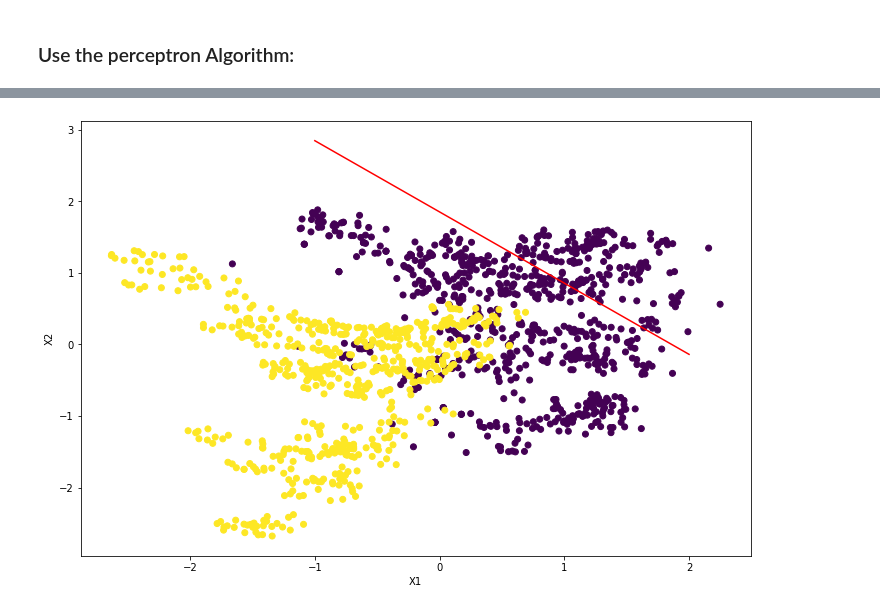
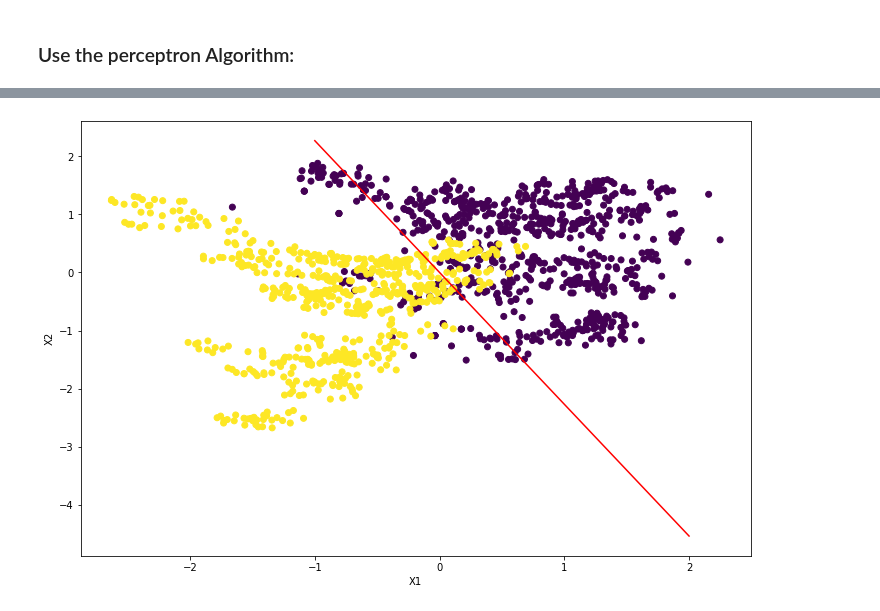
Before and after one commit to miraehab/ML-From-Scratch, a Jupyter notebook: Adaline/notebook.ipynb, the cells around one changed output, grey strips where cells are left out. Cells and saved outputs as stored; diff of their text form; code cells hidden in the pictures.

```diff
--- a/Adaline/notebook.ipynb
+++ b/Adaline/notebook.ipynb
@@ -57,17 +57,17 @@ accuracy_score(y_test, y_pred)
 # %%
 ymin, ymax = -1,2
-a = -adaline.weights[0][0] / adaline.weights[0][1]
+a = -adaline.weights[0] / adaline.weights[1]
 xx = np.linspace(ymin, ymax)
-yy = a * xx - (adaline.bias) / adaline.weights[0][1]
+yy = a * xx - (adaline.bias) / adaline.weights[1]
 
 
 # plotting the decision boundary
 plt.figure(figsize=(12,8))
 ax = plt.axes()
 ax.scatter(df_tmp[0], df_tmp[1], c = y)
 plt.plot(xx, yy, 'k-', color="red")
 ax.set_xlabel('X1')
 ax.set_ylabel('X2')
 plt.show()
 # %% [output]
-[figure, old version]
+[figure, new version]
```
Also changed, not shown: parts of 2 cells of this notebook, 1 other file.
